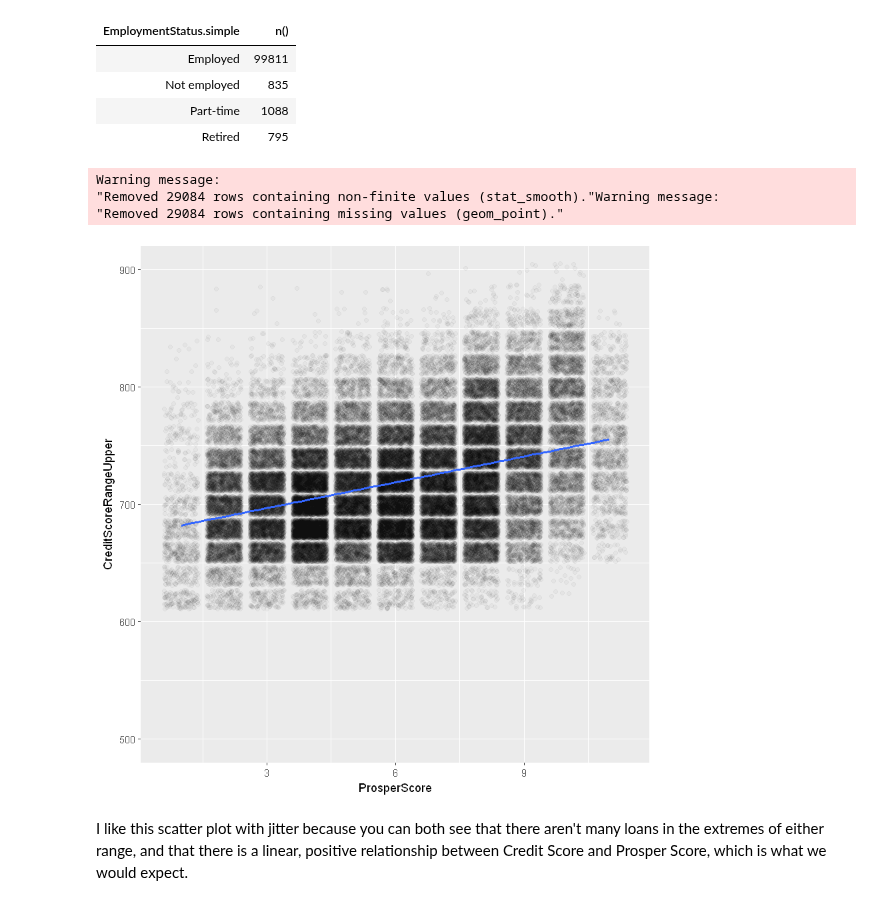
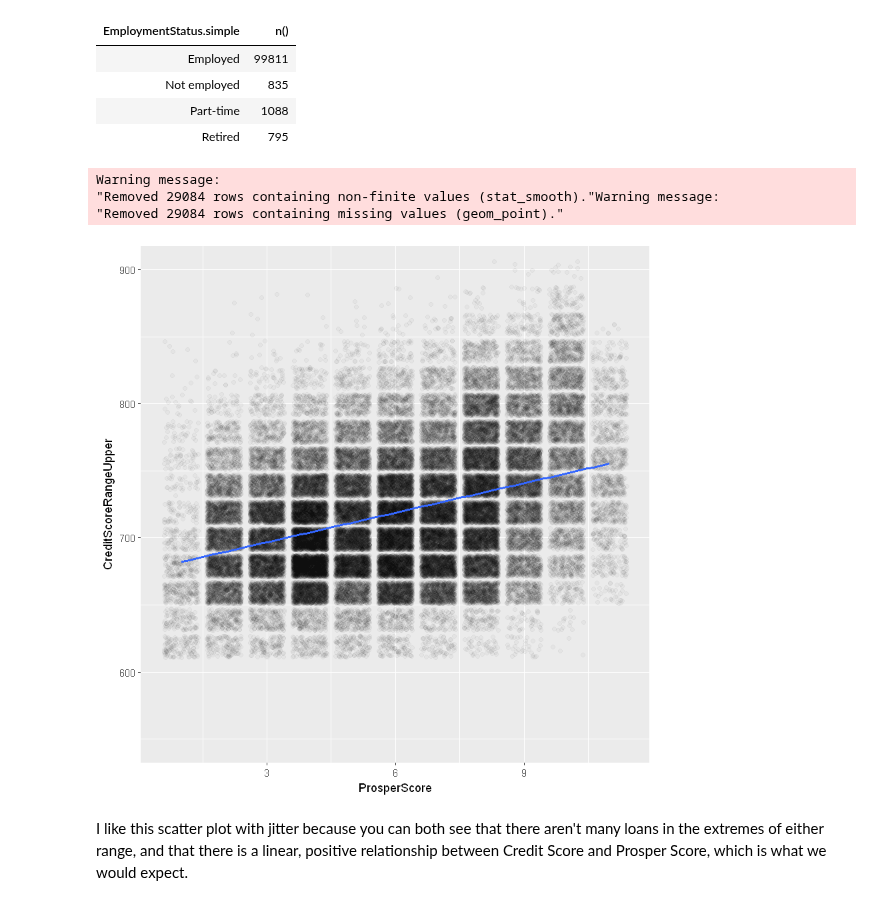
Before and after one commit to timdef/ProsperLoanEDA, a Jupyter notebook: BivariateExploration.ipynb, the cells around one changed output. Cells and saved outputs as stored; diff of their text form; code cells hidden in the pictures.

```diff
--- a/BivariateExploration.ipynb
+++ b/BivariateExploration.ipynb
@@ -241,15 +241,15 @@ summarise(n())
 # %%
 #ProsperScore vs Credit Range
 df %>%
 ggplot(aes(x = ProsperScore, y = CreditScoreRangeUpper)) +
 geom_jitter(alpha=.03) +
 geom_smooth(method="lm") +
-coord_cartesian(ylim = c(500, 900))
+coord_cartesian(ylim = c(550, 900))
 # %% [output]
 Warning message:
 "Removed 29084 rows containing non-finite values (stat_smooth)."Warning message:
 "Removed 29084 rows containing missing values (geom_point)."
-[figure, old version]
+[figure, new version]
 # %% [markdown]
 I like this scatter plot with jitter because you can both see that there aren't many loans in the extremes of either range, and that there is a linear, positive relationship between Credit Score and Prosper Score, which is what we would expect.
 # %%
```
Also changed, not shown: parts of 4 cells of this notebook.
